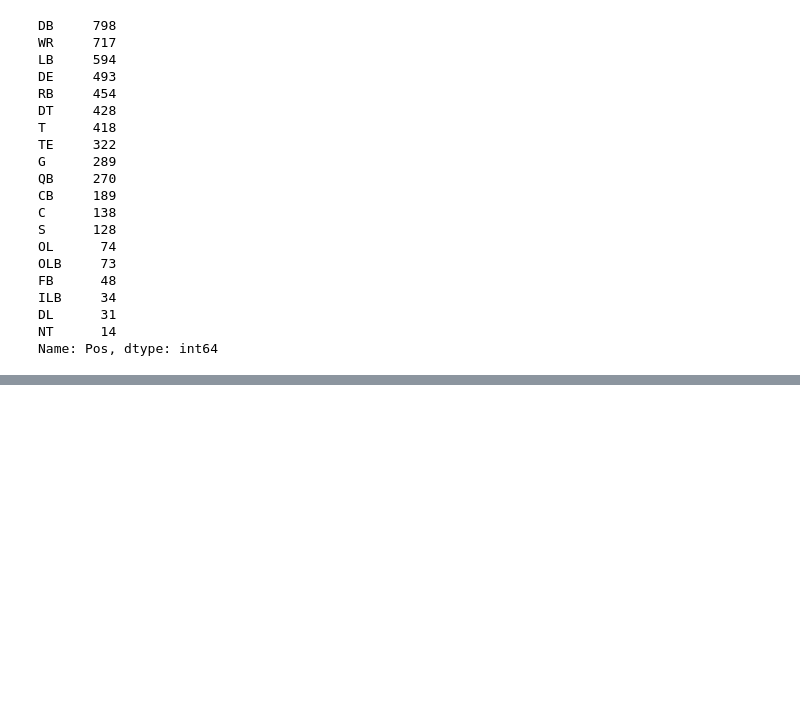
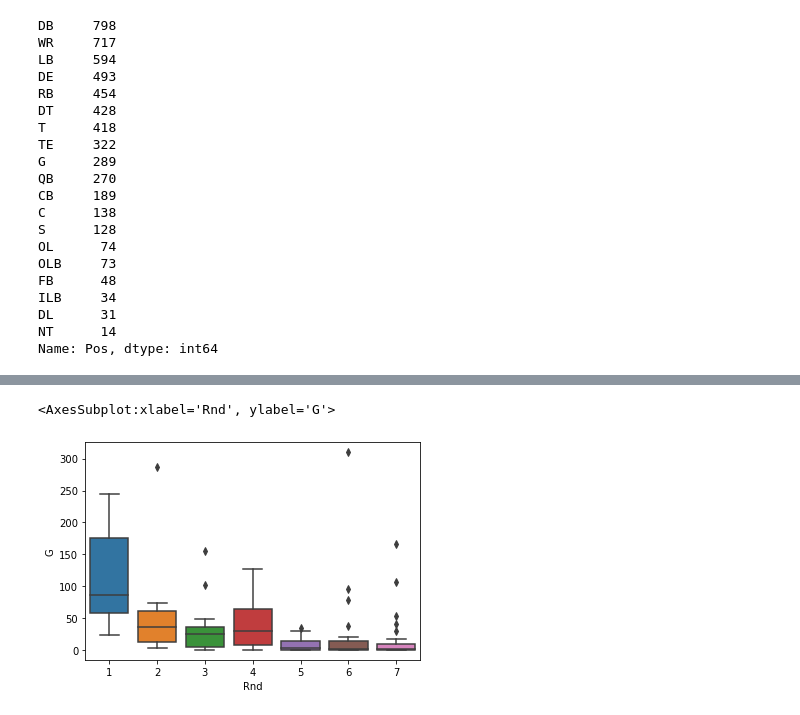
Before and after one commit to RileyCC56/NFL_Draft, a Jupyter notebook: Draft_data.ipynb, the cells around one changed output, grey strips where cells are left out. Saved outputs shown, nothing was run; the diff lists cells and outputs as text; code cells hidden in the pictures; blank space fills up the shorter version.

```diff
--- a/Draft_data.ipynb
+++ b/Draft_data.ipynb
@@ -101,0 +112,5 @@ Name: Pos, dtype: int64
+# %%
+#Dataframe from 2000-2010 drafted players
+draft_before_2010 = draft_df[draft_df['Year'] < 2011]
+draft_before_2010["Years Played"] = draft_before_2010["To"] - draft_before_2010["Year"]
+draft_before_2010.head(10)
@@ -101,0 +134,4 @@ Name: Pos, dtype: int64
+# %%
+#create a QB DF
+QB_df = draft_before_2010[draft_before_2010["Pos"]=='QB']
+QB_df.head(10)
@@ -101,0 +164,5 @@ Name: Pos, dtype: int64
+# %%
+sns.boxplot(x = "Rnd", y = "G", data = QB_df)
+# %% [output]
+<AxesSubplot:xlabel='Rnd', ylabel='G'>
+[figure, added]
```
Also changed, not shown: parts of 8 cells of this notebook.
